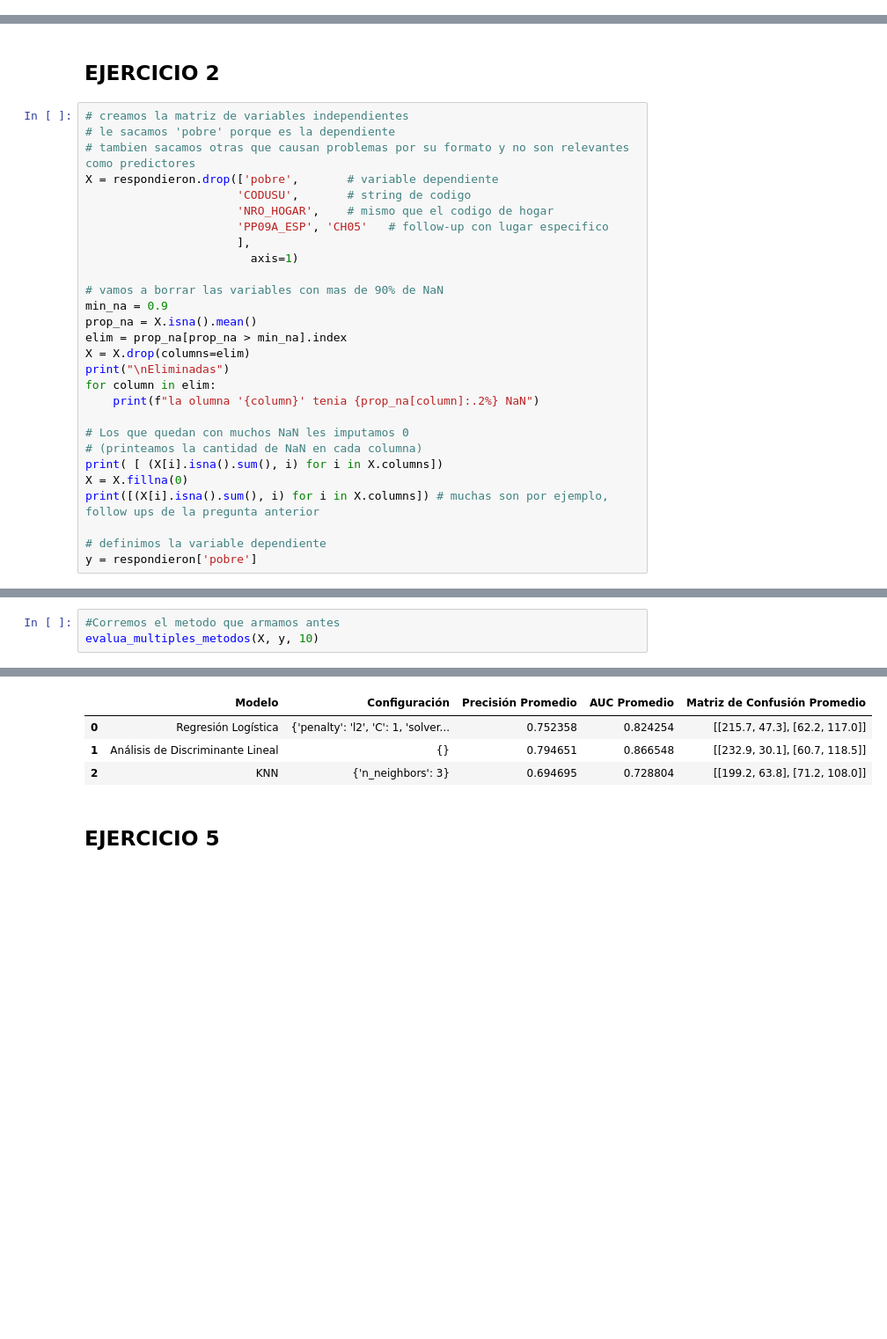
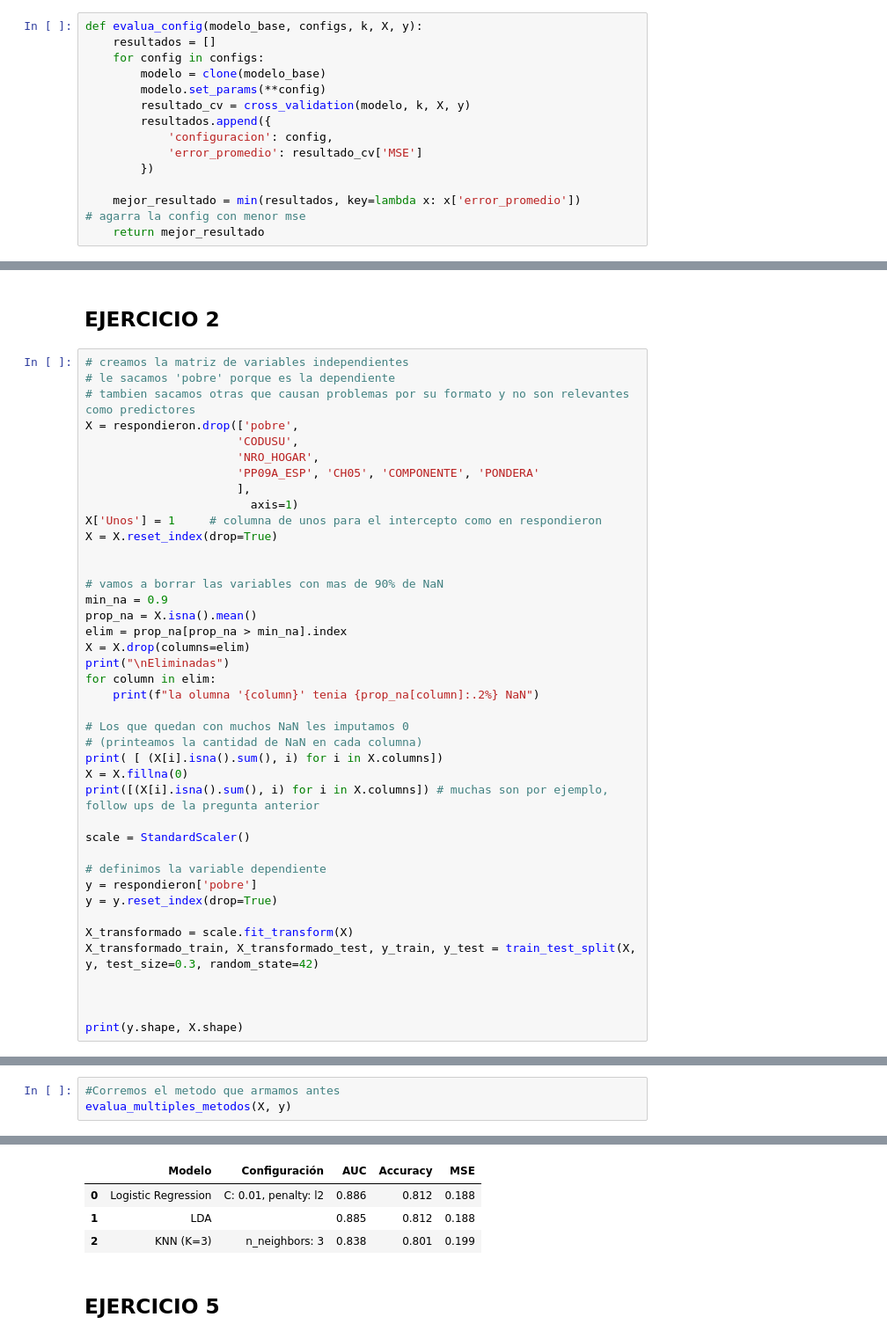
Before and after one commit to fedear402/E337-BD-TPS-G1, a Jupyter notebook: TP4/TP4_Albareti_Lopez_Mettola.ipynb, the cells around one changed output, grey strips where cells are left out. Shown at 88% size. Drawn from its saved outputs; the diff is of its cells as text; blank space fills up the shorter version.

```diff
--- a/TP4/TP4.ipynb
+++ b/TP4/TP4_Albareti_Lopez_Mettola.ipynb
@@ -578,2 +535,16 @@ def evalua_config(clase_modelo, lista_parametros, k, x, y):
+# %%
+def evalua_config(modelo_base, configs, k, X, y):
+    resultados = []
+    for config in configs:
+        modelo = clone(modelo_base)
+        modelo.set_params(**config)
+        resultado_cv = cross_validation(modelo, k, X, y)
+        resultados.append({
+            'configuracion': config,
+            'error_promedio': resultado_cv['MSE']
+        })
+
+    mejor_resultado = min(resultados, key=lambda x: x['error_promedio']) # agarra la config con menor mse
+    return mejor_resultado
 # %% [markdown]
 ## 4) MULTIPLES METODOS
@@ -683,12 +637,15 @@ despues
 # creamos la matriz de variables independientes
 # le sacamos 'pobre' porque es la dependiente
 # tambien sacamos otras que causan problemas por su formato y no son relevantes como predictores
-X = respondieron.drop(['pobre',       # variable dependiente
-                      'CODUSU',       # string de codigo
-                      'NRO_HOGAR',    # mismo que el codigo de hogar
-                      'PP09A_ESP', 'CH05'   # follow-up con lugar especifico
+X = respondieron.drop(['pobre',
+                      'CODUSU',
+                      'NRO_HOGAR',
+                      'PP09A_ESP', 'CH05', 'COMPONENTE', 'PONDERA'
                       ],
                         axis=1)
+X['Unos'] = 1     # columna de unos para el intercepto como en respondieron
+X = X.reset_index(drop=True)
+
 
 # vamos a borrar las variables con mas de 90% de NaN
 min_na = 0.9
@@ -705,8 +662,18 @@ print( [ (X[i].isna().sum(), i) for i in X.columns])
 X = X.fillna(0)
 print([(X[i].isna().sum(), i) for i in X.columns]) # muchas son por ejemplo, follow ups de la pregunta anterior
 
+scale = StandardScaler()
+
 # definimos la variable dependiente
 y = respondieron['pobre']
+y = y.reset_index(drop=True)
+
+X_transformado = scale.fit_transform(X)
+X_transformado_train, X_transformado_test, y_train, y_test = train_test_split(X, y, test_size=0.3, random_state=42)
+
+
+
+print(y.shape, X.shape)
 # %% [output]
 Eliminadas
 la olumna 'CH16_COD' tenia 97.99% NaN
@@ -728,4 +695,4 @@ la olumna 'PP11T' tenia 96.86% NaN
 # %%
 #Corremos el metodo que armamos antes
-evalua_multiples_metodos(X, y, 10)
+evalua_multiples_metodos(X, y)
 # %% [output]
@@ -749,6 +699,6 @@ Please also refer to the documentation for alternative solver options:
-|  | Modelo | Configuración | Precisión Promedio | AUC Promedio | Matriz de Confusión Promedio |
-| 0 | Regresión Logística | {'penalty': 'l2', 'C': 1, 'solver... | 0.752358 | 0.824254 | [[215.7, 47.3], [62.2, 117.0]] |
-| 1 | Análisis de Discriminante Lineal | {} | 0.794651 | 0.866548 | [[232.9, 30.1], [60.7, 118.5]] |
-| 2 | KNN | {'n_neighbors': 3} | 0.694695 | 0.728804 | [[199.2, 63.8], [71.2, 108.0]] |
+|  | Modelo | Configuración | AUC | Accuracy | MSE |
+| 0 | Logistic Regression | C: 0.01, penalty: l2 | 0.886 | 0.812 | 0.188 |
+| 1 | LDA |  | 0.885 | 0.812 | 0.188 |
+| 2 | KNN (K=3) | n_neighbors: 3 | 0.838 | 0.801 | 0.199 |
 # %% [markdown]
 ## EJERCICIO 5
```
Also changed, not shown: parts of 23 cells of this notebook, 2 other files.
